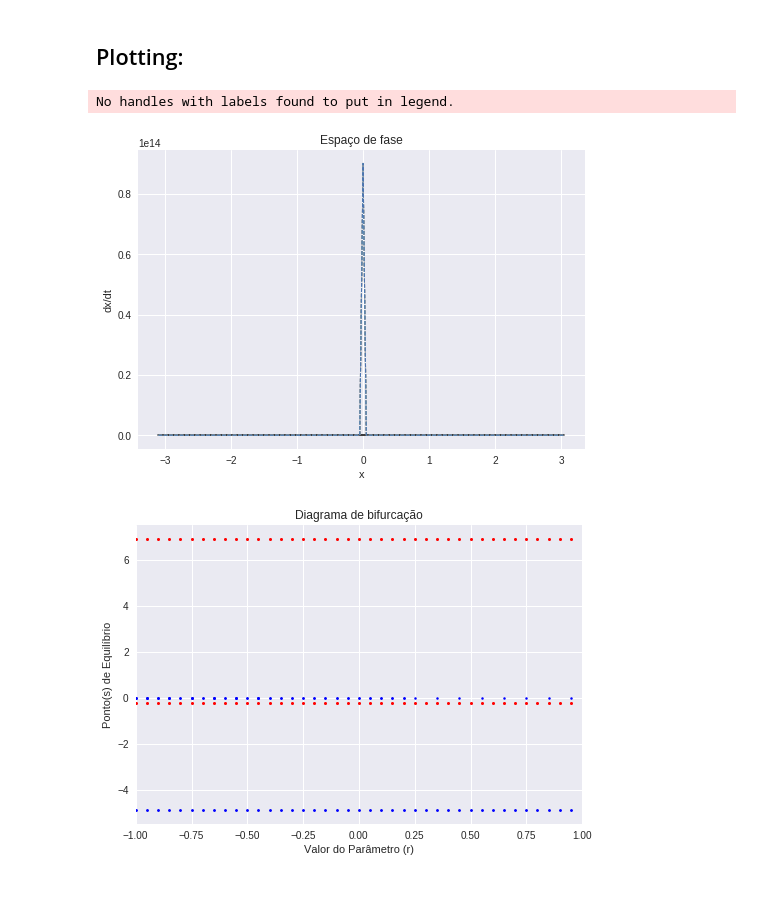
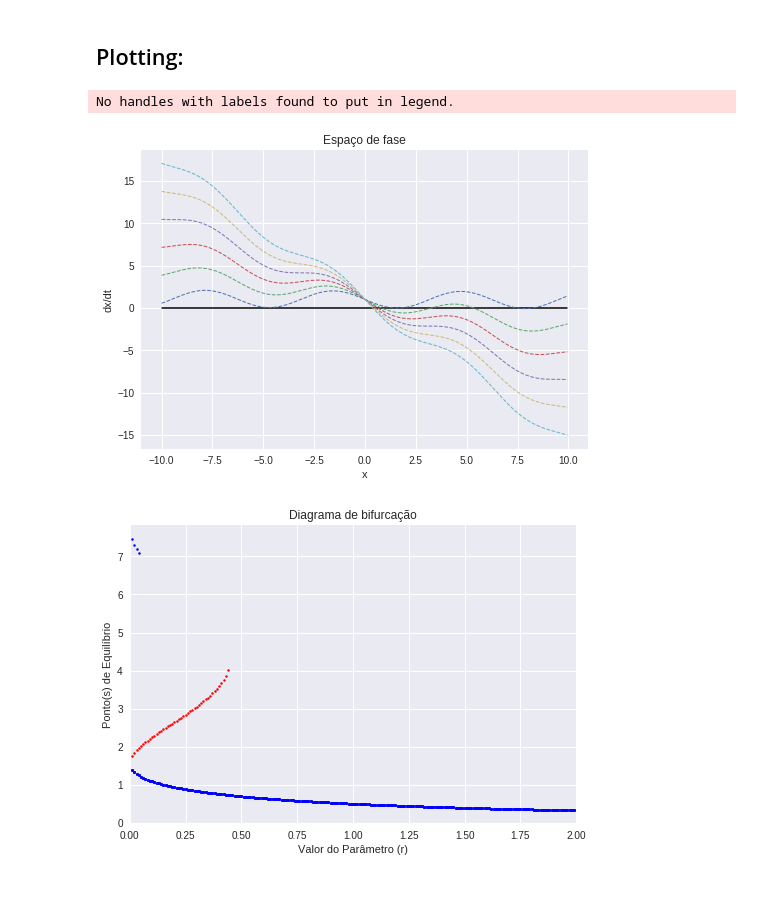
Before and after one commit to mpinheiro19/IFT-NonlinearDynamics, a Jupyter notebook: codes/Vitor_codes.ipynb, the cells around one changed output. Saved outputs shown, nothing was run; the diff lists cells and outputs as text; code cells hidden in the pictures.

```diff
--- a/codes/Vitor_codes.ipynb
+++ b/codes/Vitor_codes.ipynb
@@ -13,9 +13,9 @@ x0 = [-2.0, -0.5, -0.05, 0.05, 0.5, 2.0]
 # %% [markdown]
 ## Defining parameter interval
 # %%
-RMIN = -1.0
-RMAX = 1.0
-r = np.arange(RMIN, RMAX, .05)
+RMIN = 0
+RMAX = 2
+r = np.arange(RMIN, RMAX, .01)
 # %% [markdown]
 ## Defining the dynamical system
 # %%
@@ -27,7 +27,7 @@ def func(x, t, r, reverse=False):
     #f =  r - x*x                 ##### Quadratic Equation - Saddle-Node Bifurcation
     #f =  (r+1) - x - np.exp(-x)  ##### Non-polyn. Equation - Saddle-Node Bifurcation
     #f =  x*(r-x)                 ##### Logistic Equation - Transcritical Bifurcation
-    f =  x*(r-x)- 2*x                 ##### Logistic Harvest Equation - Transcritical Bifurcation
+    #f =  x*(r-x)- 2*x            ##### Logistic Harvest Equation - Transcritical Bifurcation
     #f =  r*np.log(x)+x-1         ##### Non-polyn. Equation - Transcritical Bifurcation
     #f =  x*x/(1+x)-r*x/(1+x*x)   ##### Non-polyn. Equation - Transcritical Bifurcation
     #f =  x*(r+x*x)               ##### Polyn. Equation - Pitchfork Bifurcation
@@ -36,7 +36,9 @@ def func(x, t, r, reverse=False):
     #f =  (1+r)*x - np.sin(x)  #####  Non-polyn. Equation - Pitchfork Bifurcation
     #f =  x*(r + x*x*(1 - x*x))  ##### Polyn. Equation - Pitchfork Bif. w/ histeresis
     #f =  np.sin(x) - np.arctan((1+r)*x)  ##### Non-polyn. Equation - Pitchfork Bif. w/ histeresis
-    f = 1 - 1/x - 6/np.sqrt(1+x*x) ### bead on a tilted wire
+    #f = 1 - r/x - r/(np.sqrt(1+x*x)) ### bead on a tilted wire - Saddle-Node Bifurcation
+    #f = r - x*r - (x*x*x)/2 ### bead on a tilted wire, small values to h and r - Saddle-Node Bifurcation
+    f= 1 - np.sin(x)-r*x #### pendunlum on a torsional spring -
 
     return f
 # %% [markdown]
@@ -63,29 +65,29 @@ for x0i in x0:
 # %%
 plt.style.use('seaborn')
 # if True, it also plots the phase portrait
 if True:
-	plt.figure()
-	xx =  np.arange(-3.1, 3.1, .05)
-	plt.plot(xx, 0*xx, 'k-' , lw=1.5)
-	plt.get_cmap('plasma')
-	for ri in r[1:-1:int(len(r)/6)]:
-		plt.plot(xx, func(xx, 0, ri), '--' ,lw=1.0)
-	plt.xlabel("x")
-	plt.ylabel("dx/dt")
-	plt.title("Espaço de fase")
+    plt.figure()
+    xx =  np.arange(-10, 10, .05)
+    plt.plot(xx, 0*xx, 'k-' , lw=1.5)
+    plt.get_cmap('plasma')
+    for ri in r[1:-1:int(len(r)/6)]:
+        plt.plot(xx, func(xx, 0, ri), '--' ,lw=1.0)
+    plt.xlabel("x")
+    plt.ylabel("dx/dt")
+    plt.title("Espaço de fase")
 
 plt.figure()
 ax = plt.subplot(111)
 plt.xlim(RMIN, RMAX)
 ax.legend(loc='upper center', bbox_to_anchor=(0.5, -0.15), fancybox=True, shadow=True, ncol=5)
 plt.plot(np.tile(r, len(x0)) , unstable, 'r.', label='Instável', markersize=5)
 plt.plot(np.tile(r, len(x0)) , stable,   'b.' ,label='Estável' , markersize=5)
 plt.xlabel("Valor do Parâmetro (r)")
 plt.ylabel("Ponto(s) de Equilíbrio")
 plt.title("Diagrama de bifurcação")
 
 plt.show()
 # %% [output]
 No handles with labels found to put in legend.
-[figure, old version]
+[figure, new version]
-[figure, old version]
+[figure, new version]
```
Also changed, not shown: 1 other file.
